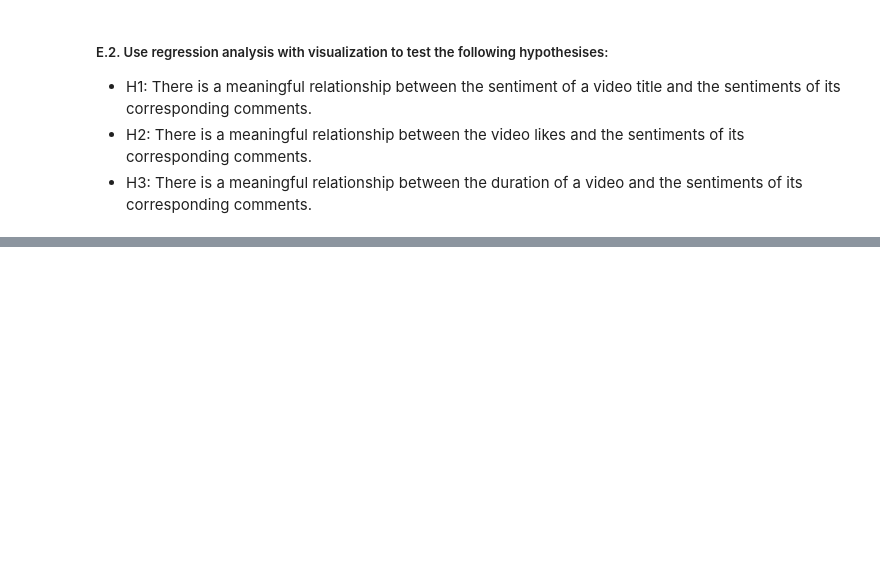
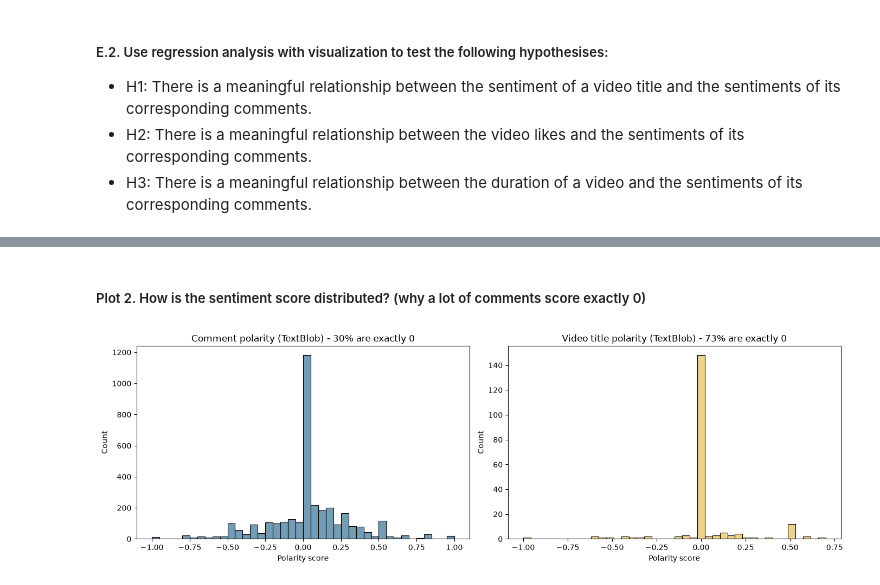
Before and after one commit to srishti-9/SIT112_HD, a Jupyter notebook: HD1.ipynb, the cells around one changed output, grey strips where cells are left out. Drawn from its saved outputs; the diff is of its cells as text; code cells hidden in the pictures; blank space fills up the shorter version.

```diff
--- a/HD1.ipynb
+++ b/HD1.ipynb
@@ -365,0 +536,18 @@ Limitations: the comments are just a sample (one page of comments per video); st
+# %% [markdown]
+##### Plot 2. How is the sentiment score distributed? (why a lot of comments score exactly 0)
+# %%
+fig, axes = plt.subplots(1, 2, figsize=(14, 4.5))
+
+# TextBlob gives exactly 0 to any text with no word in its lexicon - this shows how large that group is
+sns.histplot(comments['comment_score'], bins=40, ax=axes[0], color='#457b9d')
+axes[0].set_title(f"Comment polarity (TextBlob) - {(comments['comment_score']==0).mean():.0%} are exactly 0")
+axes[0].set_xlabel('Polarity score')
+
+sns.histplot(videos['title_score'], bins=40, ax=axes[1], color='#e9c46a')
+axes[1].set_title(f"Video title polarity (TextBlob) - {(videos['title_score']==0).mean():.0%} are exactly 0")
+axes[1].set_xlabel('Polarity score')
+
+plt.tight_layout()
+plt.show()
+# %% [output]
+[figure, added]
```
Also changed, not shown: parts of 22 cells of this notebook.
